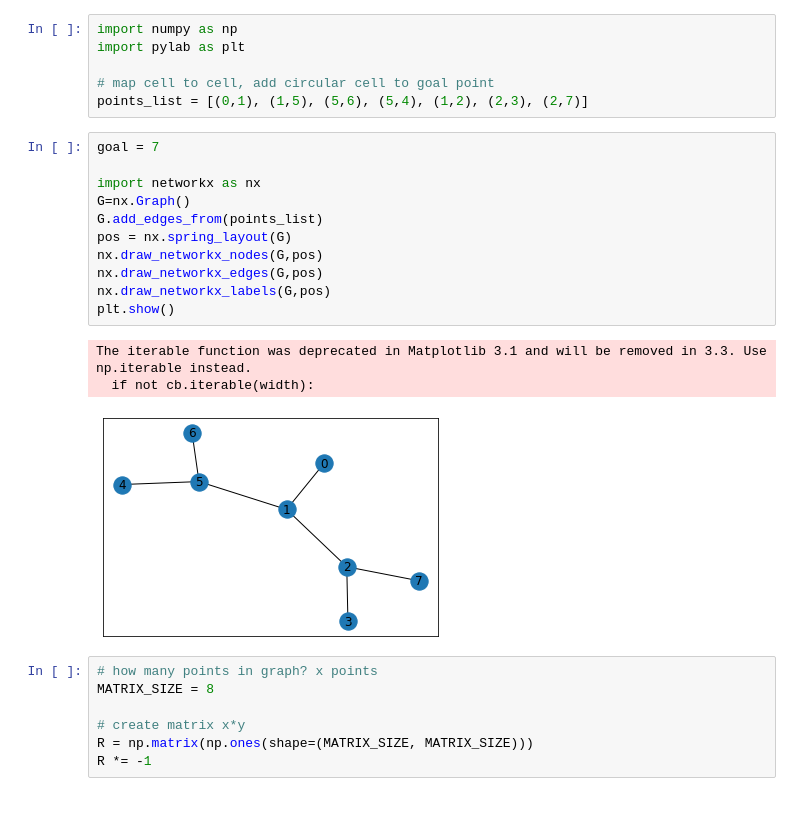
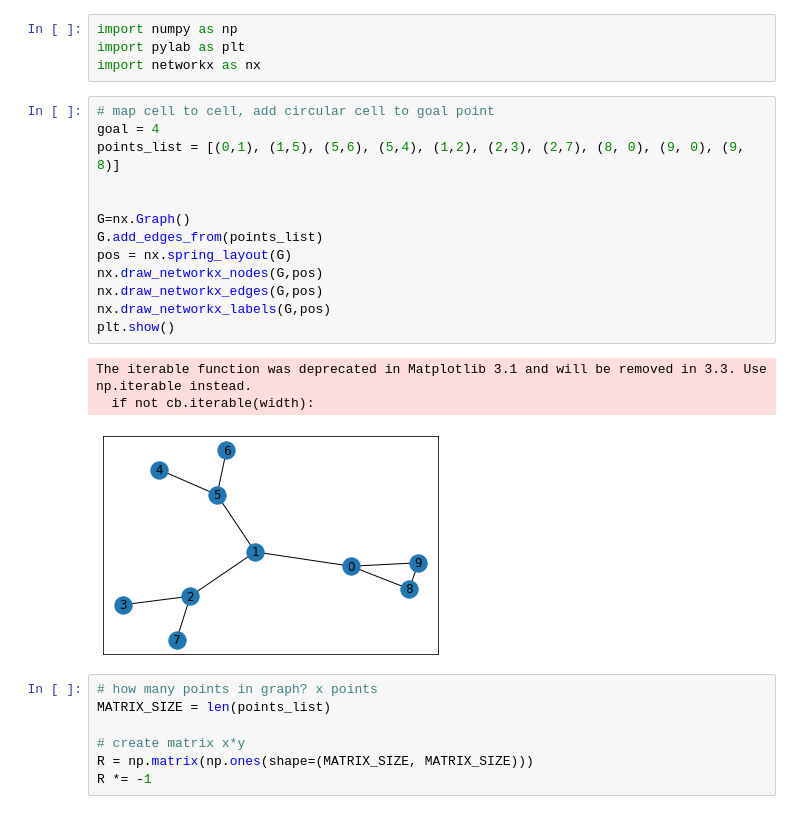
Before and after one commit to yortuc/Q-learning-examples, a Jupyter notebook: 1. Shortest path finding on graph.ipynb, the cells around one changed output. Saved outputs shown, nothing was run; the diff lists cells and outputs as text.

```diff
--- a/1. Shortest path finding on graph.ipynb
+++ b/1. Shortest path finding on graph.ipynb
@@ -1,27 +1,27 @@
+# %%
+import numpy as np
+import pylab as plt
+import networkx as nx
 # %%
-import numpy as np
-import pylab as plt
+# map cell to cell, add circular cell to goal point
+goal = 4
+points_list = [(0,1), (1,5), (5,6), (5,4), (1,2), (2,3), (2,7), (8, 0), (9, 0), (9, 8)]
 
-# map cell to cell, add circular cell to goal point
-points_list = [(0,1), (1,5), (5,6), (5,4), (1,2), (2,3), (2,7)]
+
+G=nx.Graph()
+G.add_edges_from(points_list)
+pos = nx.spring_layout(G)
+nx.draw_networkx_nodes(G,pos)
+nx.draw_networkx_edges(G,pos)
+nx.draw_networkx_labels(G,pos)
+plt.show()
+# %% [output]
+The iterable function was deprecated in Matplotlib 3.1 and will be removed in 3.3. Use np.iterable instead.
+  if not cb.iterable(width):
+[figure, added]
-# %%
-goal = 7
-
-import networkx as nx
-G=nx.Graph()
-G.add_edges_from(points_list)
-pos = nx.spring_layout(G)
-nx.draw_networkx_nodes(G,pos)
-nx.draw_networkx_edges(G,pos)
-nx.draw_networkx_labels(G,pos)
-plt.show()
-# %% [output]
-The iterable function was deprecated in Matplotlib 3.1 and will be removed in 3.3. Use np.iterable instead.
-  if not cb.iterable(width):
-[figure, removed]
 # %%
 # how many points in graph? x points
-MATRIX_SIZE = 8
+MATRIX_SIZE = len(points_list)
 
 # create matrix x*y
 R = np.matrix(np.ones(shape=(MATRIX_SIZE, MATRIX_SIZE)))
```
Also changed, not shown: parts of 4 cells of this notebook.
